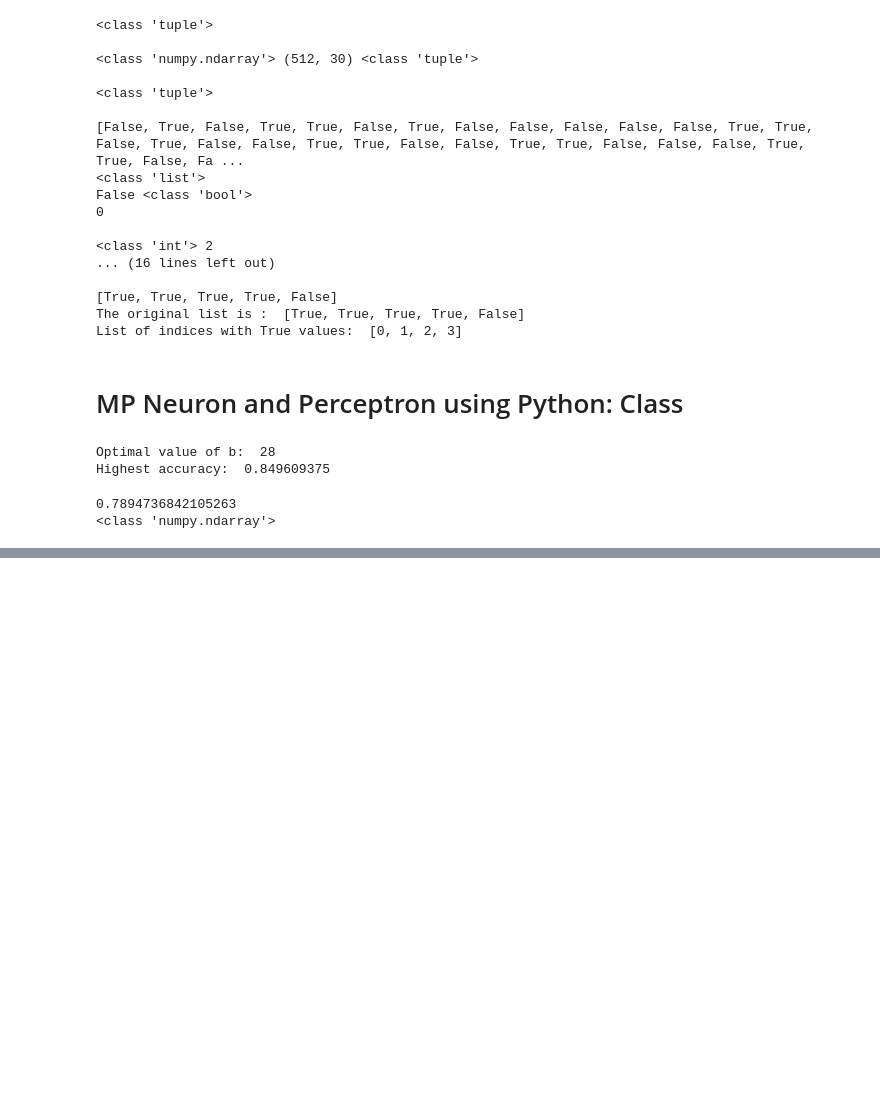
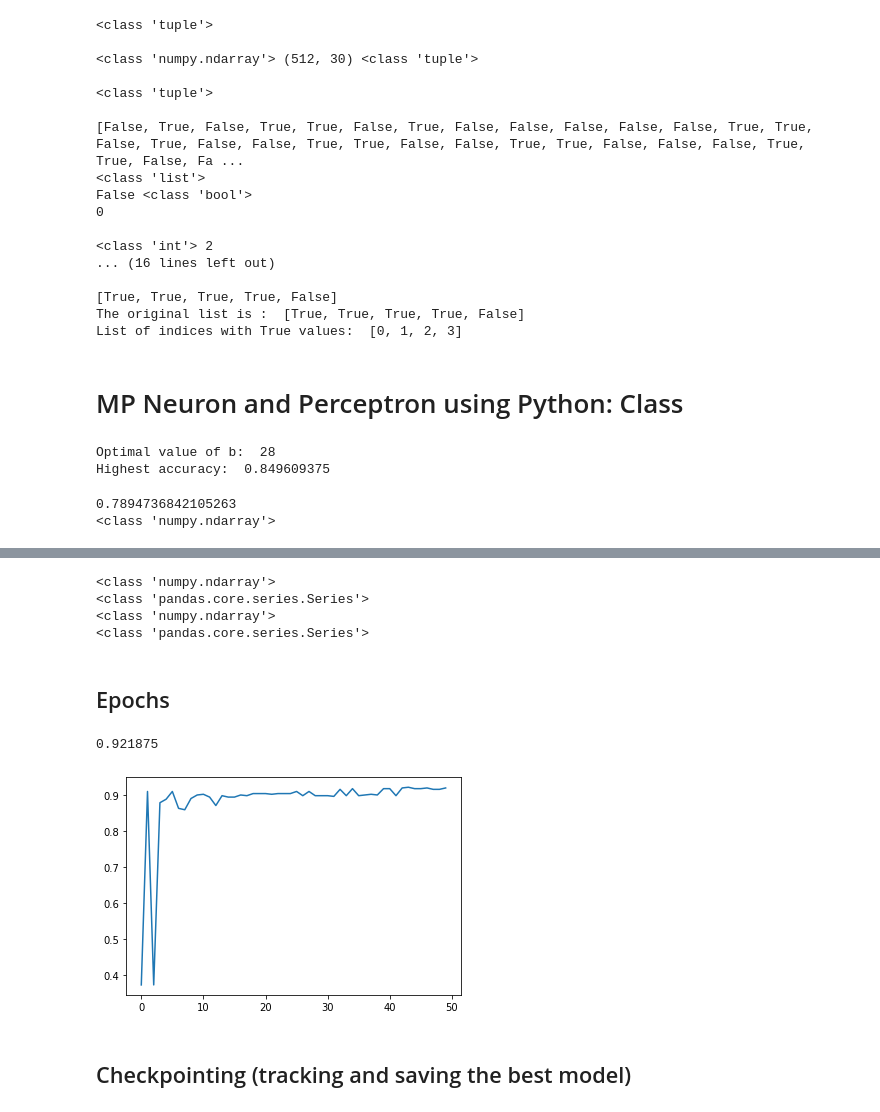
Before and after one commit to 4deepprk/mp_neuron, a Jupyter notebook: DL_102_Primitive_neurons.ipynb, the cells around one changed output, grey strips where cells are left out. Saved outputs shown, nothing was run; the diff lists cells and outputs as text; code cells hidden in the pictures; blank space fills up the shorter version.

```diff
--- a/DL_102_Primitive_neurons.ipynb
+++ b/DL_102_Primitive_neurons.ipynb
@@ -908,0 +997,12 @@ print(type(Y_test_pred))
+# %%
+print(type(X_train))
+print(type(Y_train))
+print(type(X_test))
+print(type(Y_test))
+# %% [output]
+<class 'numpy.ndarray'>
+<class 'pandas.core.series.Series'>
+<class 'numpy.ndarray'>
+<class 'pandas.core.series.Series'>
+# %% [markdown]
+## Epochs
@@ -908,0 +1080,10 @@ print(type(Y_test_pred))
+# %%
+perceptron = Perceptron() # perceptron object is an instance of class Perceptron
+# %%
+# Training the model and accuracy (model is learning)
+perceptron.fit(X_train, Y_train, 50) # Accuracy oscillates when epochs are changed
+# %% [output]
+0.921875
+[figure, added]
+# %% [markdown]
+## Checkpointing (tracking and saving the best model)
```
Also changed, not shown: parts of 37 cells of this notebook.
